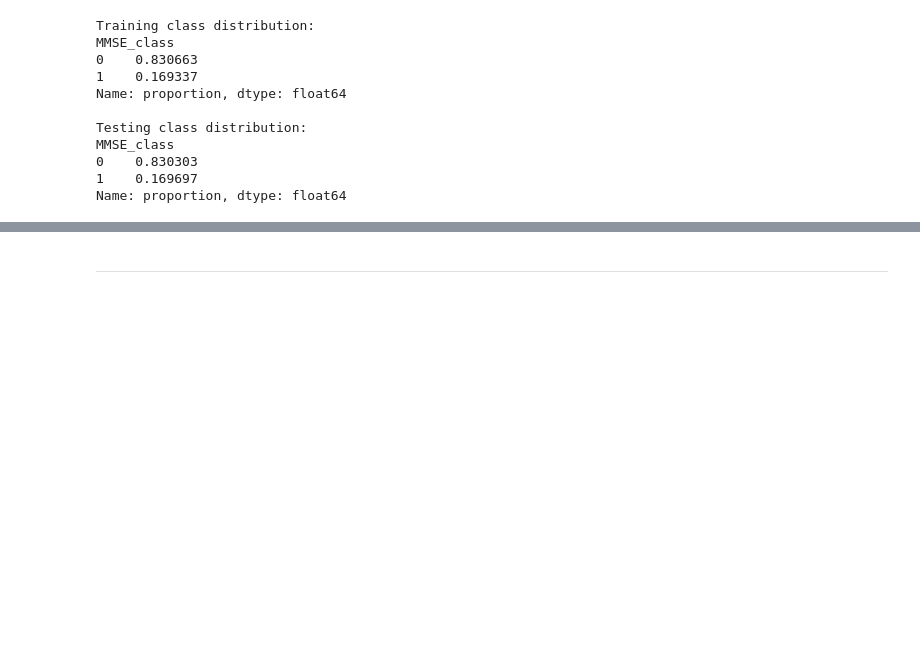
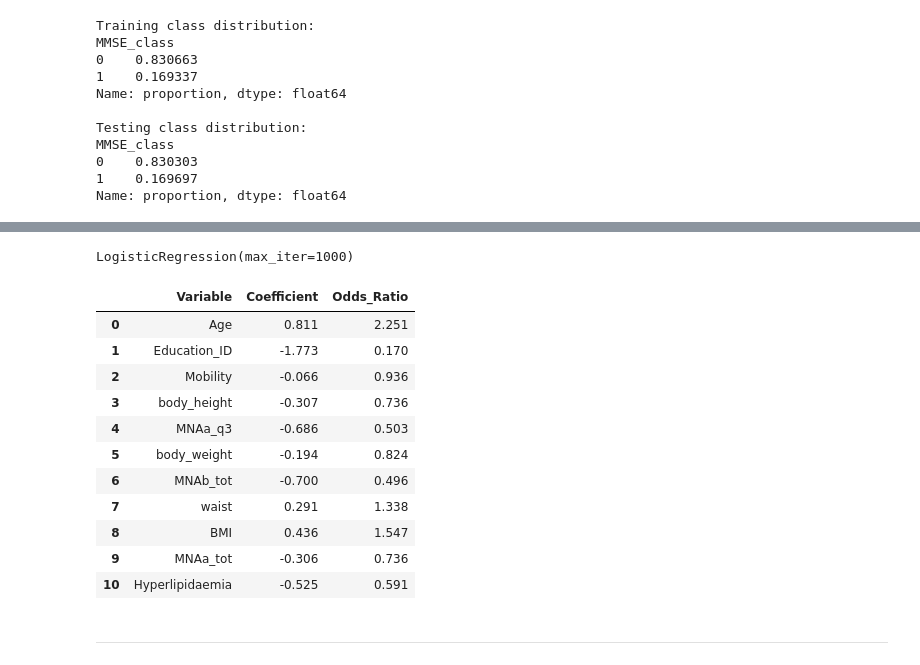
Before and after one commit to Sambidh/Dementia-Prediction-using-python, a Jupyter notebook: main.ipynb, the cells around one changed output, grey strips where cells are left out. Saved outputs shown, nothing was run; the diff lists cells and outputs as text; code cells hidden in the pictures; blank space fills up the shorter version.

Commit message:
Refactor notebook to include markdown explanations for prediction modeling and logistic regression; added logistic regression model fitting and coefficient analysis with odds ratios.

```diff
--- a/main.ipynb
+++ b/main.ipynb
@@ -727,2 +735,41 @@ Name: proportion, dtype: float64
+# %%
+features = [
+    "Age", "Education_ID", "Mobility", "body_height",
+    "MNAa_q3", "body_weight", "MNAb_tot", "waist",
+    "BMI", "MNAa_tot", "Hyperlipidaemia"
+]
+
+X_train = X_train[features]
+y_train = y_train
+# %%
+from sklearn.linear_model import LogisticRegression
+
+model = LogisticRegression(max_iter=1000)
+model.fit(X_train, y_train)
+# %% [output]
+LogisticRegression(max_iter=1000)
+# %%
+coef_df = pd.DataFrame({
+    "Variable": features,
+    "Coefficient": model.coef_[0],
+})
+
+coef_df["Odds_Ratio"] = np.exp(coef_df["Coefficient"])
+coef_df = coef_df.round(3)
+
+coef_df
+# %% [output]
+|  | Variable | Coefficient | Odds_Ratio |
+| 0 | Age | 0.811 | 2.251 |
+| 1 | Education_ID | -1.773 | 0.170 |
+| 2 | Mobility | -0.066 | 0.936 |
+| 3 | body_height | -0.307 | 0.736 |
+| 4 | MNAa_q3 | -0.686 | 0.503 |
+| 5 | body_weight | -0.194 | 0.824 |
+| 6 | MNAb_tot | -0.700 | 0.496 |
+| 7 | waist | 0.291 | 1.338 |
+| 8 | BMI | 0.436 | 1.547 |
+| 9 | MNAa_tot | -0.306 | 0.736 |
+| 10 | Hyperlipidaemia | -0.525 | 0.591 |
 # %% [markdown]
 ___
```
Also changed, not shown: parts of 2 cells of this notebook.
